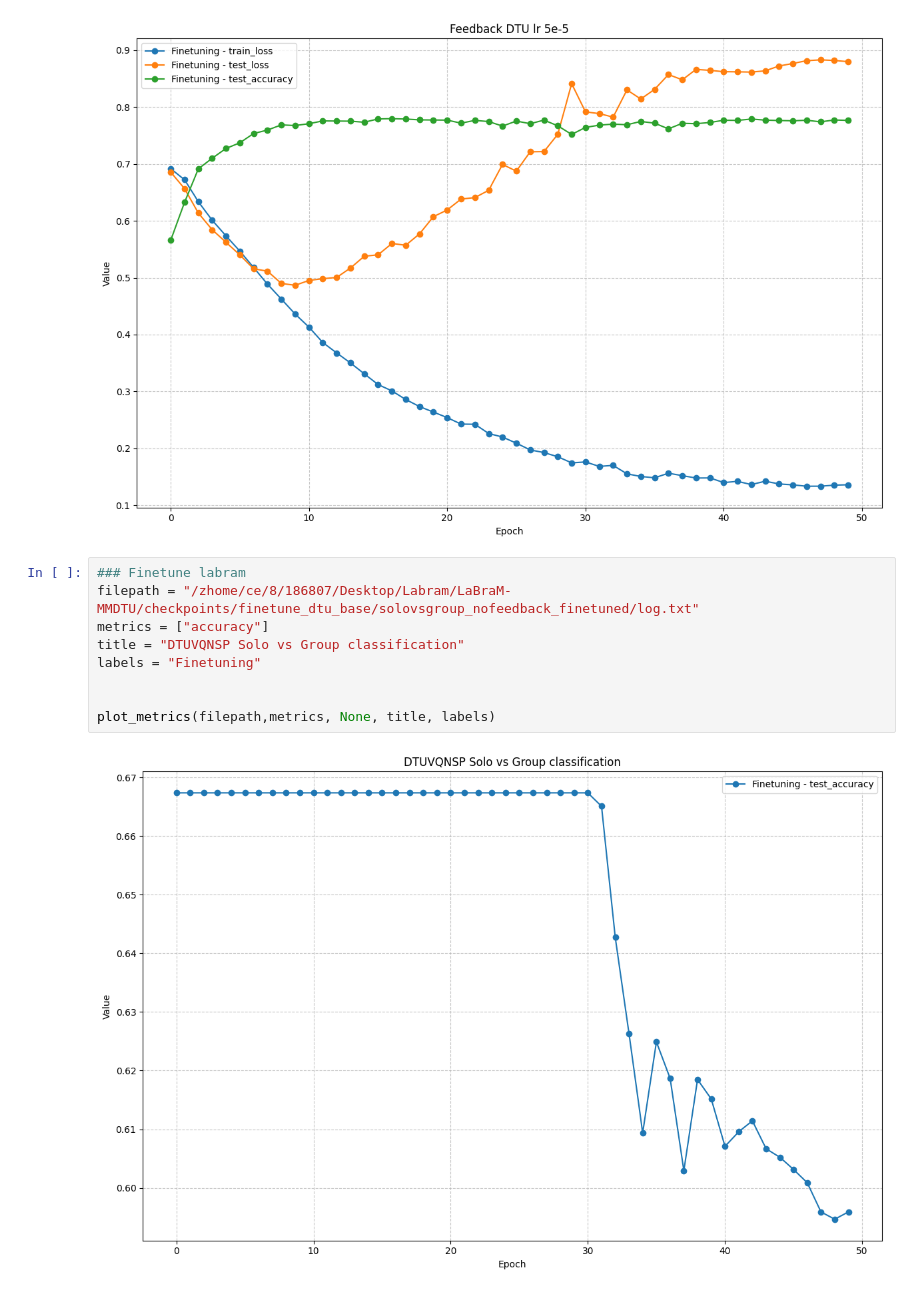
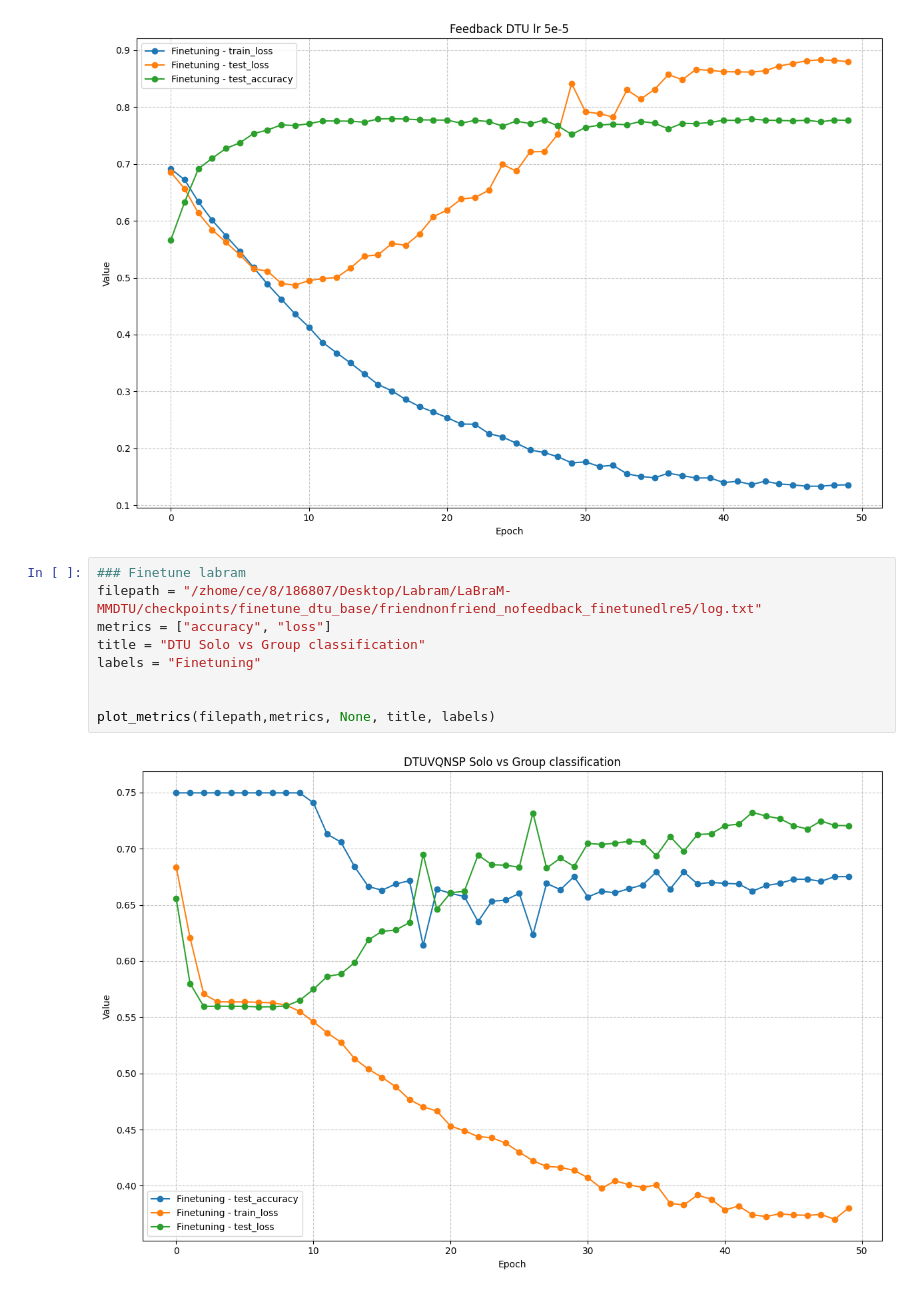
Before and after one commit to Malteflau/LaBraM-MMDTU, a Jupyter notebook: plotting_logs.ipynb, the cells around one changed output. Saved outputs shown, nothing was run; the diff lists cells and outputs as text.

Commit message:
No noticeable changes, changes in plots and bash

```diff
--- a/plotting_logs.ipynb
+++ b/plotting_logs.ipynb
@@ -126,12 +126,12 @@ plot_metrics(filepath,metrics, None, title, labels)
 [figure]
 # %%
 ### Finetune labram
-filepath = "/zhome/ce/8/186807/Desktop/Labram/LaBraM-MMDTU/checkpoints/finetune_dtu_base/solovsgroup_nofeedback_finetuned/log.txt"
-metrics = ["accuracy"]
-title = "DTUVQNSP Solo vs Group classification"
+filepath = "/zhome/ce/8/186807/Desktop/Labram/LaBraM-MMDTU/checkpoints/finetune_dtu_base/friendnonfriend_nofeedback_finetunedlre5/log.txt"
+metrics = ["accuracy", "loss"]
+title = "DTU Solo vs Group classification"
 labels = "Finetuning"
 
 
 plot_metrics(filepath,metrics, None, title, labels)
 # %% [output]
-[figure, old version]
+[figure, new version]
```
Also changed, not shown: parts of 1 cell of this notebook, 5 other files.
